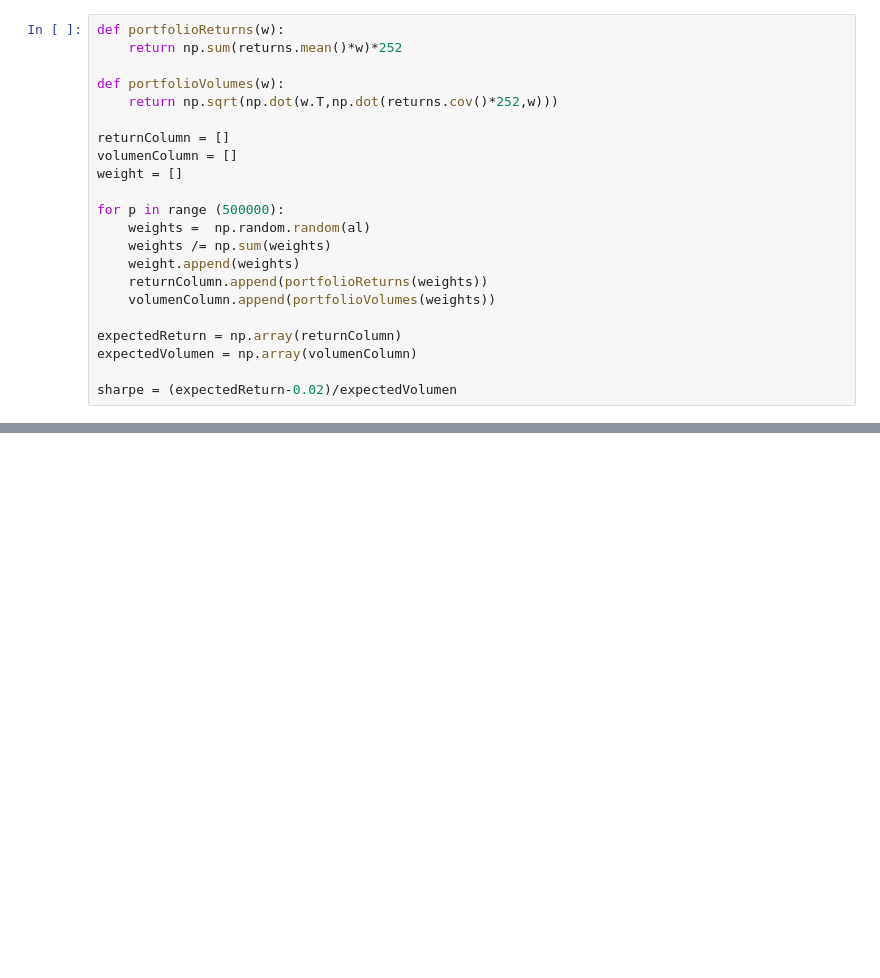
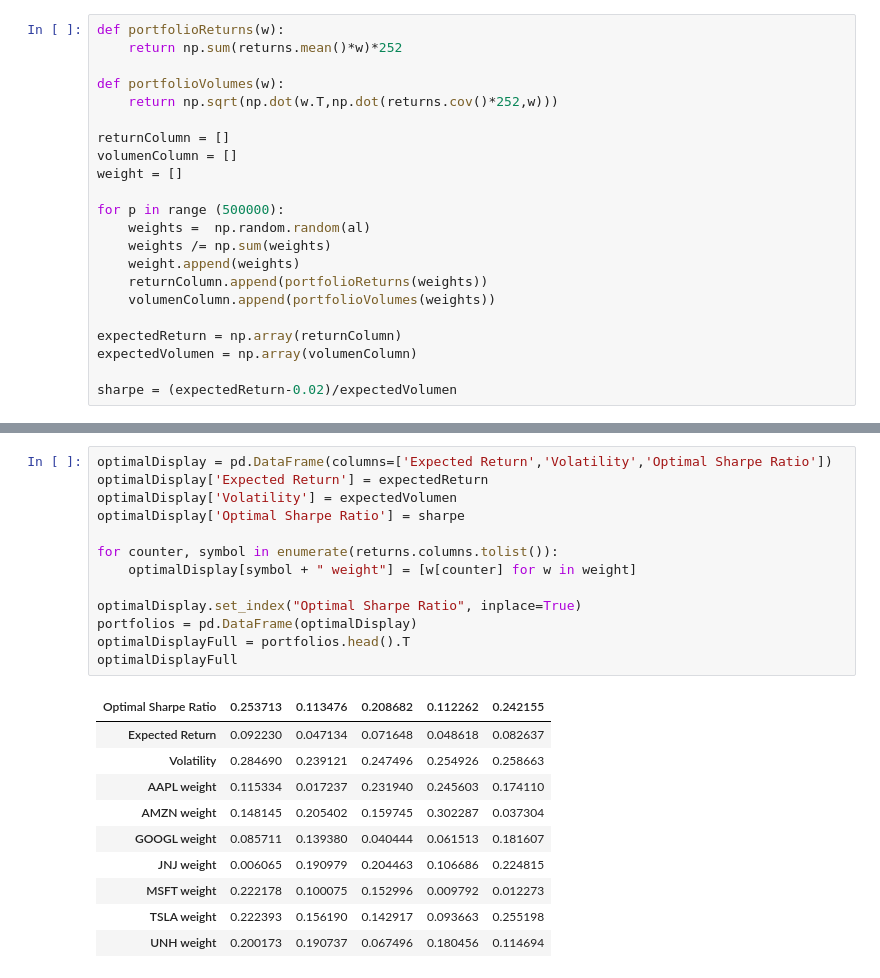
Before and after one commit to CCNY-Analytics-and-Quant/JoseAponte, a Jupyter notebook: Project2/Project2_EfficientFrontier_JoseAponte.ipynb, the cells around one changed output, grey strips where cells are left out. Drawn from its saved outputs; the diff is of its cells as text; blank space fills up the shorter version.

Commit message:
Added Optimal Display Table

```diff
--- a/Project2/Project2_EfficientFrontier_JoseAponte.ipynb
+++ b/Project2/Project2_EfficientFrontier_JoseAponte.ipynb
@@ -92,0 +101,24 @@ plt.colorbar(label='Sharpe Ratio')
+# %%
+optimalDisplay = pd.DataFrame(columns=['Expected Return','Volatility','Optimal Sharpe Ratio'])
+optimalDisplay['Expected Return'] = expectedReturn
+optimalDisplay['Volatility'] = expectedVolumen
+optimalDisplay['Optimal Sharpe Ratio'] = sharpe
+
+for counter, symbol in enumerate(returns.columns.tolist()):
+    optimalDisplay[symbol + " weight"] = [w[counter] for w in weight]
+
+optimalDisplay.set_index("Optimal Sharpe Ratio", inplace=True)
+portfolios = pd.DataFrame(optimalDisplay)
+optimalDisplayFull = portfolios.head().T
+optimalDisplayFull
+# %% [output]
+| Optimal Sharpe Ratio | 0.253713 | 0.113476 | 0.208682 | 0.112262 | 0.242155 |
+| Expected Return | 0.092230 | 0.047134 | 0.071648 | 0.048618 | 0.082637 |
+| Volatility | 0.284690 | 0.239121 | 0.247496 | 0.254926 | 0.258663 |
+| AAPL weight | 0.115334 | 0.017237 | 0.231940 | 0.245603 | 0.174110 |
+| AMZN weight | 0.148145 | 0.205402 | 0.159745 | 0.302287 | 0.037304 |
+| GOOGL weight | 0.085711 | 0.139380 | 0.040444 | 0.061513 | 0.181607 |
+| JNJ weight | 0.006065 | 0.190979 | 0.204463 | 0.106686 | 0.224815 |
+| MSFT weight | 0.222178 | 0.100075 | 0.152996 | 0.009792 | 0.012273 |
+| TSLA weight | 0.222393 | 0.156190 | 0.142917 | 0.093663 | 0.255198 |
+| UNH weight | 0.200173 | 0.190737 | 0.067496 | 0.180456 | 0.114694 |
```
Also changed, not shown: parts of 5 cells of this notebook.
